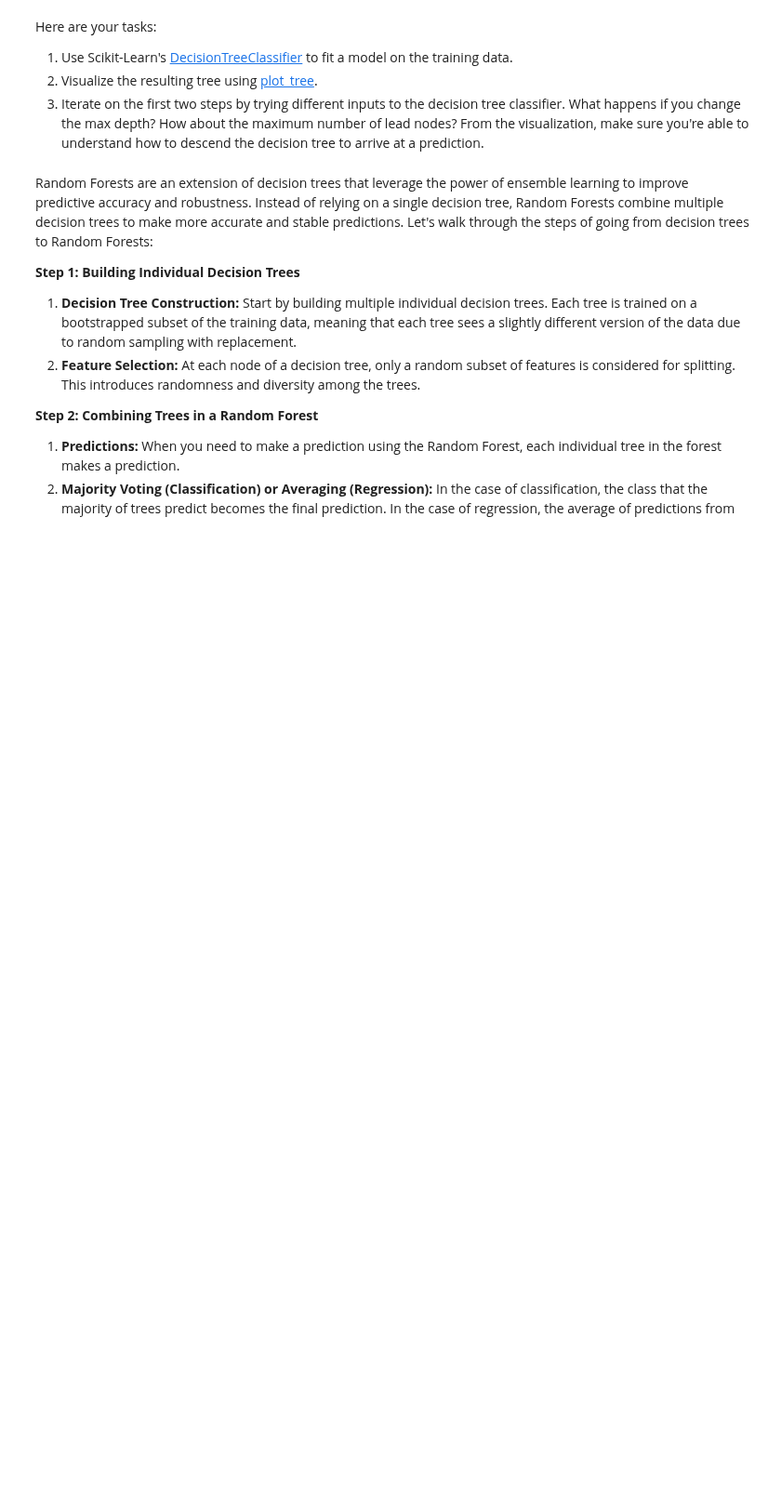
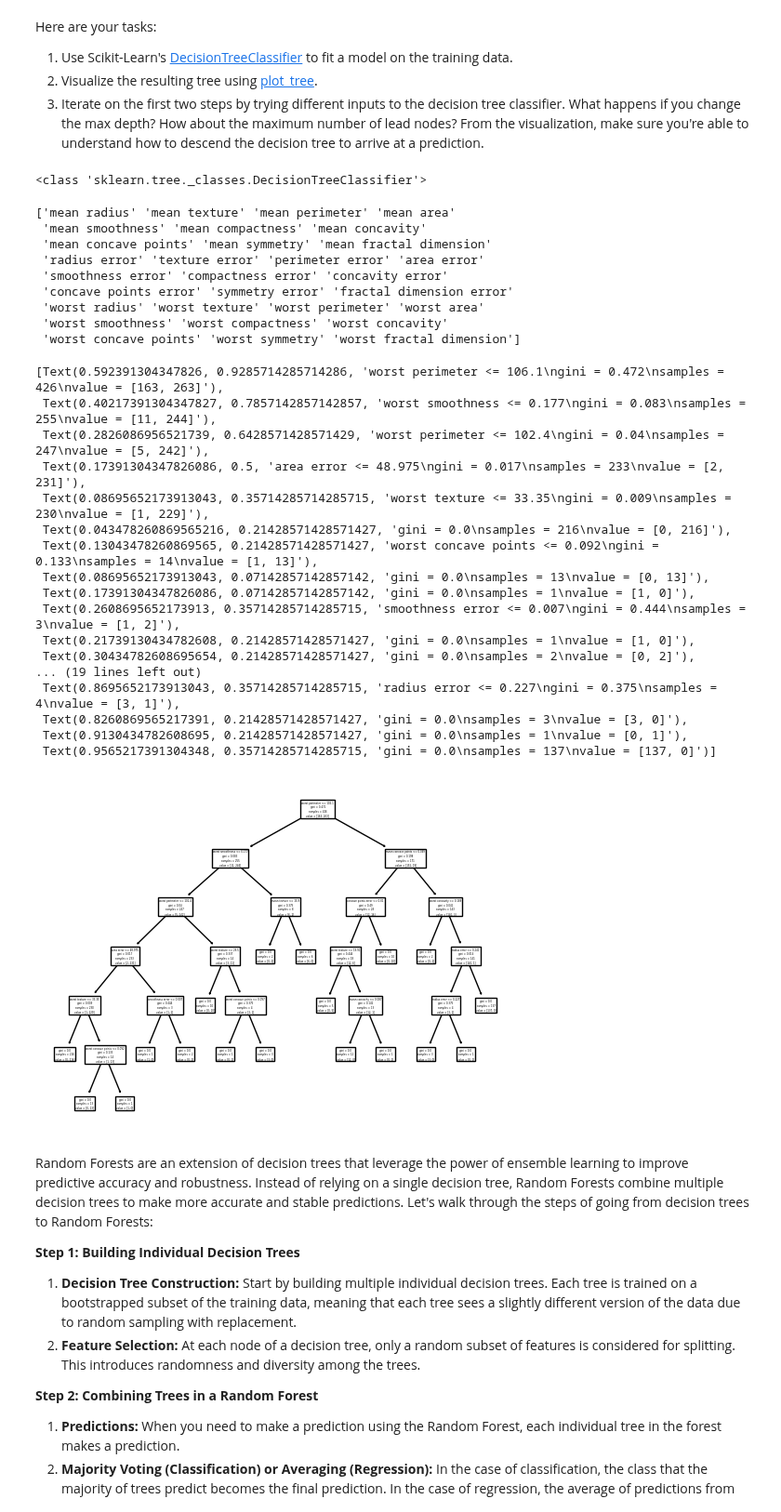
Before and after one commit to kentheman4AI/UMGC-MachineLearning-AI, a Jupyter notebook: Student_MLE_MiniProject_Trees_and_Forests.ipynb, the cells around one changed output. Shown at 93% size. Saved outputs shown, nothing was run; the diff lists cells and outputs as text; code cells hidden in the pictures; blank space fills up the shorter version.

```diff
--- a/Student_MLE_MiniProject_Trees_and_Forests.ipynb
+++ b/Student_MLE_MiniProject_Trees_and_Forests.ipynb
@@ -120,3 +116,45 @@ Here are your tasks:
+# %%
+# Create a Decision Tree model
+# The argument 'max_leaf_nodes' dictate how many decisions are modeled according to (max_leaf_nodes-1)
+# The argument 'max_depth' dictate the maximum depth of the tree
+wis_cancer_DTM = DecisionTreeClassifier() # max_leaf_nodes=n, max_depth=d
+wis_cancer_DTM.fit(x_train,y_train)
+print(type(wis_cancer_DTM))
+# %% [output]
+<class 'sklearn.tree._classes.DecisionTreeClassifier'>
+# %%
+# Visualize the Decision Tree
+print(wis_cancer_data.feature_names)
+#the argument 'max_depth' determines the number of splits in the tree that are visualized according to 2^(max_depth-1)-1
+plot_tree(wis_cancer_DTM,feature_names=wis_cancer_data.feature_names,max_depth=6)
+# %% [output]
+['mean radius' 'mean texture' 'mean perimeter' 'mean area'
+ 'mean smoothness' 'mean compactness' 'mean concavity'
+ 'mean concave points' 'mean symmetry' 'mean fractal dimension'
+ 'radius error' 'texture error' 'perimeter error' 'area error'
+ 'smoothness error' 'compactness error' 'concavity error'
+ 'concave points error' 'symmetry error' 'fractal dimension error'
+ 'worst radius' 'worst texture' 'worst perimeter' 'worst area'
+ 'worst smoothness' 'worst compactness' 'worst concavity'
+ 'worst concave points' 'worst symmetry' 'worst fractal dimension']
+[Text(0.592391304347826, 0.9285714285714286, 'worst perimeter <= 106.1\ngini = 0.472\nsamples = 426\nvalue = [163, 263]'),
+ Text(0.40217391304347827, 0.7857142857142857, 'worst smoothness <= 0.177\ngini = 0.083\nsamples = 255\nvalue = [11, 244]'),
+ Text(0.2826086956521739, 0.6428571428571429, 'worst perimeter <= 102.4\ngini = 0.04\nsamples = 247\nvalue = [5, 242]'),
+ Text(0.17391304347826086, 0.5, 'area error <= 48.975\ngini = 0.017\nsamples = 233\nvalue = [2, 231]'),
+ Text(0.08695652173913043, 0.35714285714285715, 'worst texture <= 33.35\ngini = 0.009\nsamples = 230\nvalue = [1, 229]'),
+ Text(0.043478260869565216, 0.21428571428571427, 'gini = 0.0\nsamples = 216\nvalue = [0, 216]'),
+ Text(0.13043478260869565, 0.21428571428571427, 'worst concave points <= 0.092\ngini = 0.133\nsamples = 14\nvalue = [1, 13]'),
+ Text(0.08695652173913043, 0.07142857142857142, 'gini = 0.0\nsamples = 13\nvalue = [0, 13]'),
+ Text(0.17391304347826086, 0.07142857142857142, 'gini = 0.0\nsamples = 1\nvalue = [1, 0]'),
+ Text(0.2608695652173913, 0.35714285714285715, 'smoothness error <= 0.007\ngini = 0.444\nsamples = 3\nvalue = [1, 2]'),
+ Text(0.21739130434782608, 0.21428571428571427, 'gini = 0.0\nsamples = 1\nvalue = [1, 0]'),
+ Text(0.30434782608695654, 0.21428571428571427, 'gini = 0.0\nsamples = 2\nvalue = [0, 2]'),
+... (19 lines left out)
+ Text(0.8695652173913043, 0.35714285714285715, 'radius error <= 0.227\ngini = 0.375\nsamples = 4\nvalue = [3, 1]'),
+ Text(0.8260869565217391, 0.21428571428571427, 'gini = 0.0\nsamples = 3\nvalue = [3, 0]'),
+ Text(0.9130434782608695, 0.21428571428571427, 'gini = 0.0\nsamples = 1\nvalue = [0, 1]'),
+ Text(0.9565217391304348, 0.35714285714285715, 'gini = 0.0\nsamples = 137\nvalue = [137, 0]')]
+[figure, added]
 # %% [markdown]
 Random Forests are an extension of decision trees that leverage the power of ensemble learning to improve predictive accuracy and robustness. Instead of relying on a single decision tree, Random Forests combine multiple decision trees to make more accurate and stable predictions. Let's walk through the steps of going from decision trees to Random Forests:
 
```
Also changed, not shown: parts of 3 cells of this notebook.
